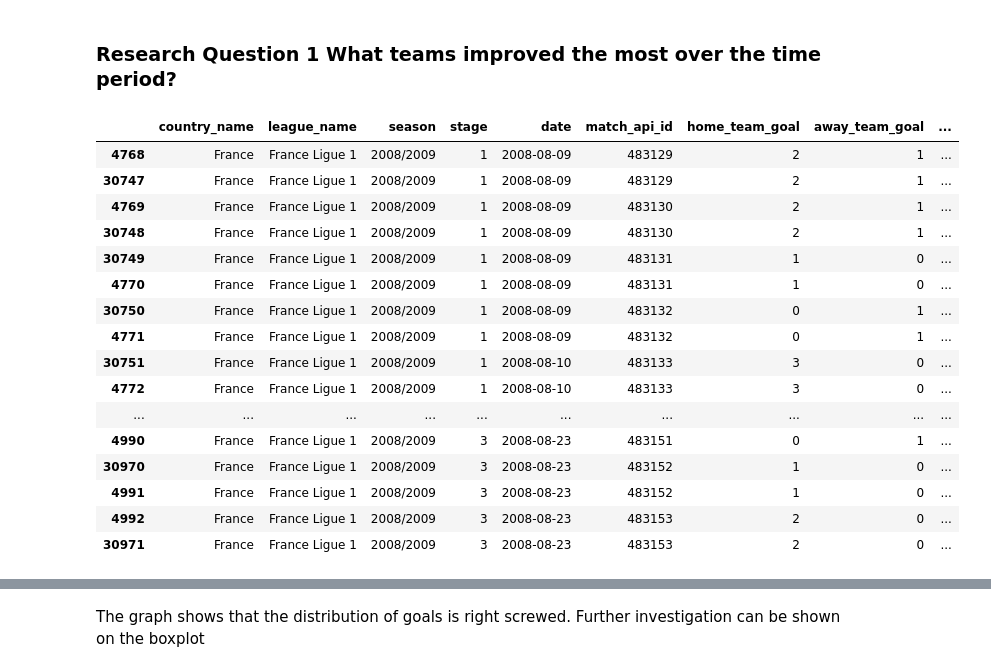
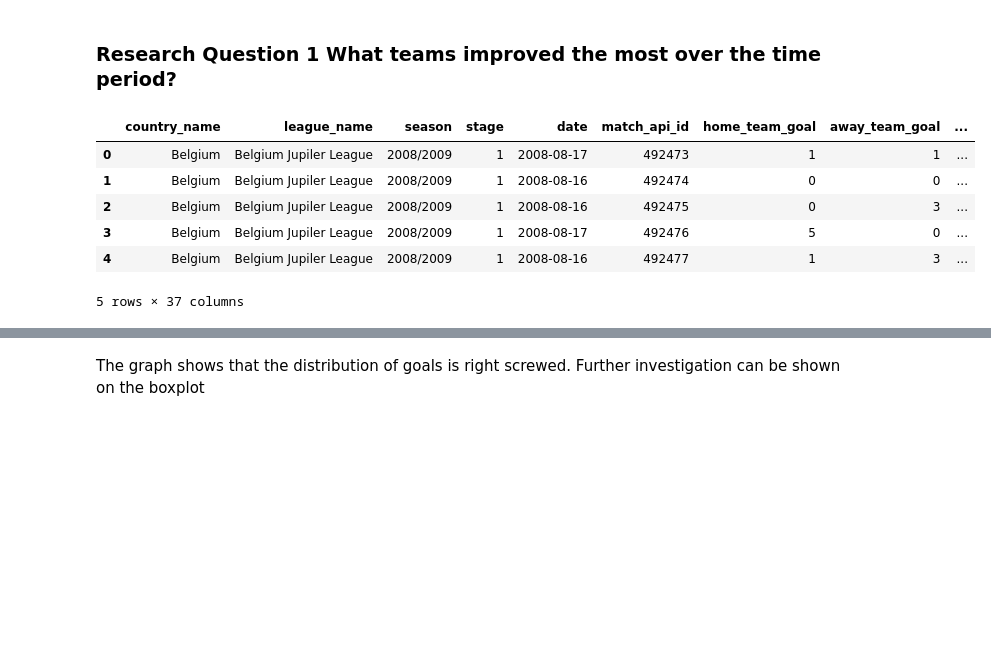
Before and after one commit to Daviedavie100/Investigating_dataset_project, a Jupyter notebook: Investigate_a_Dataset.ipynb, the cells around one changed output, grey strips where cells are left out. Drawn from its saved outputs; the diff is of its cells as text; code cells hidden in the pictures; blank space fills up the shorter version.

```diff
--- a/Investigate_a_Dataset.ipynb
+++ b/Investigate_a_Dataset.ipynb
@@ -1329,62 +1325,51 @@ def plot_visual(data, data2, visual_type):
 # %%
 # Goals For for the home team
 melted_match['GF'] = np.where(
-    # Case 1: Home team wins
+    # Case 1
     (melted_match['Location'] == 'home') & (melted_match['results'] == 'home win'),
-    melted_match['goals'],  # Goals scored by the home team
-
+    melted_match['goals'],
     np.where(
-        # Case 2: Away team wins (when the match is at home)
+        # Case 2
         (melted_match['Location'] == 'home') & (melted_match['results'] == 'away win'),
-        melted_match['goals'],  # Goals scored by the home team
+        melted_match['goals'],
 
         np.where(
-            # Case 3: Home team wins away
+            # Case 3
             (melted_match['Location'] == 'away') & (melted_match['results'] == 'home win'),
-            melted_match['goals'],  # Goals scored by the home team
+            melted_match['goals'],
 
             np.where(
-                # Case 4: Draw (when the match is at home)
+                # Case 4
                 (melted_match['Location'] == 'home') & (melted_match['results'] == 'draw'),
-                melted_match['goals'],  # Goals scored by the home team (same for both teams)
+                melted_match['goals'],
 
                 np.where(
-                    # Case 5: Draw (when the match is away)
+                    # Case 5
                     (melted_match['Location'] == 'away') & (melted_match['results'] == 'draw'),
-                    melted_match['goals'],  # Goals scored by the home team (same for both teams)
+                    melted_match['goals'],
 
                     np.where(
-                        # Case 6: Away team wins (when the match is away)
+                        # Case 6
                         (melted_match['Location'] == 'away') & (melted_match['results'] == 'away win'),
-                        melted_match['goals'],  # Goals scored by the away team (home team scored 0 goals)
+                        melted_match['goals'],
 
                         0  # If none of the conditions are met, GF is 0 for the home team
                     )
                 )
             )
         )
     )
 )
 
-melted_match
+melted_match.head(5)
 # %% [output]
 |  | country_name | league_name | season | stage | date | match_api_id | home_team_goal | away_team_goal | ... |
-| 4768 | France | France Ligue 1 | 2008/2009 | 1 | 2008-08-09 | 483129 | 2 | 1 | ... |
-| 30747 | France | France Ligue 1 | 2008/2009 | 1 | 2008-08-09 | 483129 | 2 | 1 | ... |
-| 4769 | France | France Ligue 1 | 2008/2009 | 1 | 2008-08-09 | 483130 | 2 | 1 | ... |
-| 30748 | France | France Ligue 1 | 2008/2009 | 1 | 2008-08-09 | 483130 | 2 | 1 | ... |
-| 30749 | France | France Ligue 1 | 2008/2009 | 1 | 2008-08-09 | 483131 | 1 | 0 | ... |
-| 4770 | France | France Ligue 1 | 2008/2009 | 1 | 2008-08-09 | 483131 | 1 | 0 | ... |
-| 30750 | France | France Ligue 1 | 2008/2009 | 1 | 2008-08-09 | 483132 | 0 | 1 | ... |
-| 4771 | France | France Ligue 1 | 2008/2009 | 1 | 2008-08-09 | 483132 | 0 | 1 | ... |
-| 30751 | France | France Ligue 1 | 2008/2009 | 1 | 2008-08-10 | 483133 | 3 | 0 | ... |
-| 4772 | France | France Ligue 1 | 2008/2009 | 1 | 2008-08-10 | 483133 | 3 | 0 | ... |
-| ... | ... | ... | ... | ... | ... | ... | ... | ... | ... |
-| 4990 | France | France Ligue 1 | 2008/2009 | 3 | 2008-08-23 | 483151 | 0 | 1 | ... |
-| 30970 | France | France Ligue 1 | 2008/2009 | 3 | 2008-08-23 | 483152 | 1 | 0 | ... |
-| 4991 | France | France Ligue 1 | 2008/2009 | 3 | 2008-08-23 | 483152 | 1 | 0 | ... |
-| 4992 | France | France Ligue 1 | 2008/2009 | 3 | 2008-08-23 | 483153 | 2 | 0 | ... |
-| 30971 | France | France Ligue 1 | 2008/2009 | 3 | 2008-08-23 | 483153 | 2 | 0 | ... |
+| 0 | Belgium | Belgium Jupiler League | 2008/2009 | 1 | 2008-08-17 | 492473 | 1 | 1 | ... |
+| 1 | Belgium | Belgium Jupiler League | 2008/2009 | 1 | 2008-08-16 | 492474 | 0 | 0 | ... |
+| 2 | Belgium | Belgium Jupiler League | 2008/2009 | 1 | 2008-08-16 | 492475 | 0 | 3 | ... |
+| 3 | Belgium | Belgium Jupiler League | 2008/2009 | 1 | 2008-08-17 | 492476 | 5 | 0 | ... |
+| 4 | Belgium | Belgium Jupiler League | 2008/2009 | 1 | 2008-08-16 | 492477 | 1 | 3 | ... |
+5 rows × 37 columns
 # %%
 # Goals Against for the home team
 melted_match['GA'] = np.where(
```
Also changed, not shown: parts of 24 cells of this notebook.
